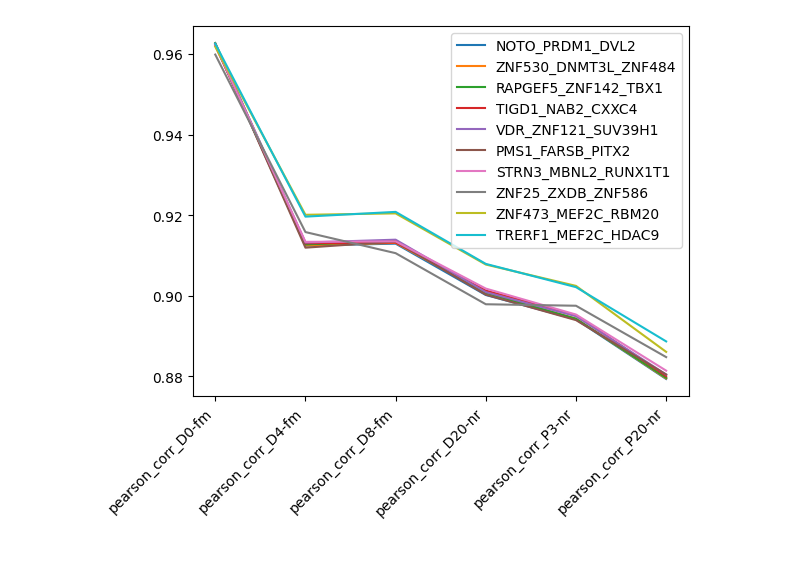
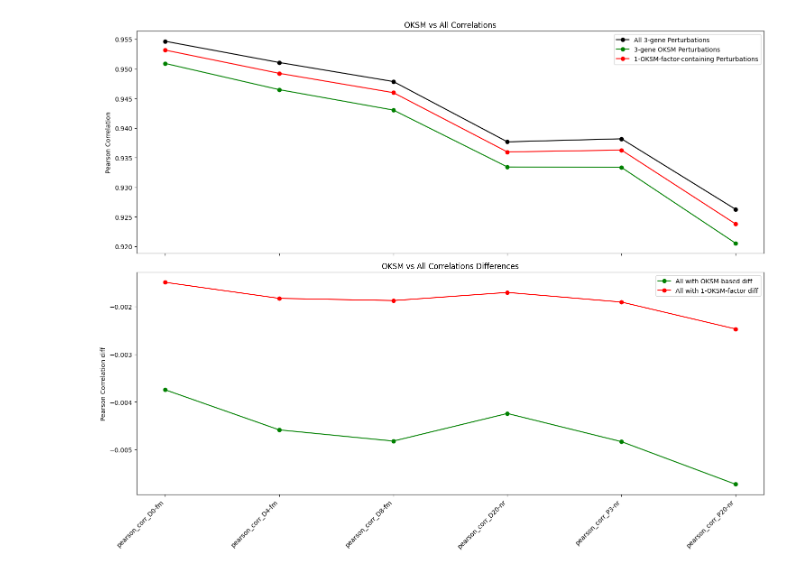
Before and after one commit to a93sokol/scGPT_reproduce, a Jupyter notebook: tutorials/explore_pert_search_multi_cell.ipynb, the cells around one changed output. Cells and saved outputs as stored; diff of their text form; code cells hidden in the pictures.

```diff
--- a/tutorials/explore_pert_search_multi_cell.ipynb
+++ b/tutorials/explore_pert_search_multi_cell.ipynb
@@ -93,5 +83,3 @@ for sim_type in ['euclid_distance', 'pearson_corr']:
-# %%
-f = ['eucl' in i for i in df.columns]
 # %%
 rep_order = ['pearson_corr_D0-fm', 'pearson_corr_D4-fm', 'pearson_corr_D8-fm', 'pearson_corr_D20-nr','pearson_corr_P3-nr','pearson_corr_P20-nr']
 rep_order_eu = ['euclid_distance_D0-fm', 'euclid_distance_D4-fm', 'euclid_distance_D8-fm', 'euclid_distance_D20-nr','euclid_distance_P3-nr','euclid_distance_P20-nr']
@@ -147,5 +87,33 @@ plt.xticks(rotation=45, ha='right');
-# %%
-df.loc[:,rep_order].sort_values('pearson_corr_D0-fm').head(100).sort_values(by='pearson_corr_P20-nr').tail(10).T.plot()
-plt.xticks(rotation=45, ha='right');
-# %% [output]
-[figure, removed]
+# %%
+import matplotlib.pyplot as plt
+
+# Create a figure and subplots
+fig, axes = plt.subplots(2, 1, figsize=(15, 12), sharex=True)
+
+# Plot the first set of correlations
+ax1 = axes[0]
+df.loc[:, rep_order].mean().plot(ax=ax1, label='All 3-gene Perturbations', c='black', style='o-')
+df_oksm.drop(columns=['gene', 'cell']).loc[:, rep_order].mean().plot(ax=ax1, label='3-gene OKSM Perturbations', c='green', style='o-')
+df.loc[oksm_mask].loc[:, rep_order].mean().plot(ax=ax1, label='1-OKSM-factor-containing Perturbations', c='red', style='o-')
+ax1.set_ylabel('Pearson Correlation')
+ax1.legend()
+ax1.set_title('OKSM vs All Correlations')
+
+# Plot the second set of correlations differences
+ax2 = axes[1]
+(df_oksm.drop(columns=['gene', 'cell']).loc[:, rep_order].mean() - df.loc[:, rep_order].mean()).plot(ax=ax2, label='All with OKSM-based diff', style='o-',c='green')
+(df.loc[oksm_mask, rep_order].mean() - df.loc[:, rep_order].mean()).plot(ax=ax2, label='All with 1-OKSM-factor diff', style='o-',c='red')
+ax2.set_xticks(range(len(rep_order)))
+ax2.set_xticklabels(rep_order, rotation=45, ha='right')
+ax2.set_ylabel('Pearson Correlation diff')
+ax2.legend()
+ax2.set_title('OKSM vs All Correlations Differences')
+
+# Save the figures as PNG files
+plt.savefig(f'./save/OKSM_vs_all_correlation_cell_{cell_n}_subplot.png', bbox_inches='tight')
+
+# Show the subplots
+plt.tight_layout()
+plt.show()
+# %% [output]
+[figure, added]
```
Also changed, not shown: parts of 13 cells of this notebook, 3 other files.
